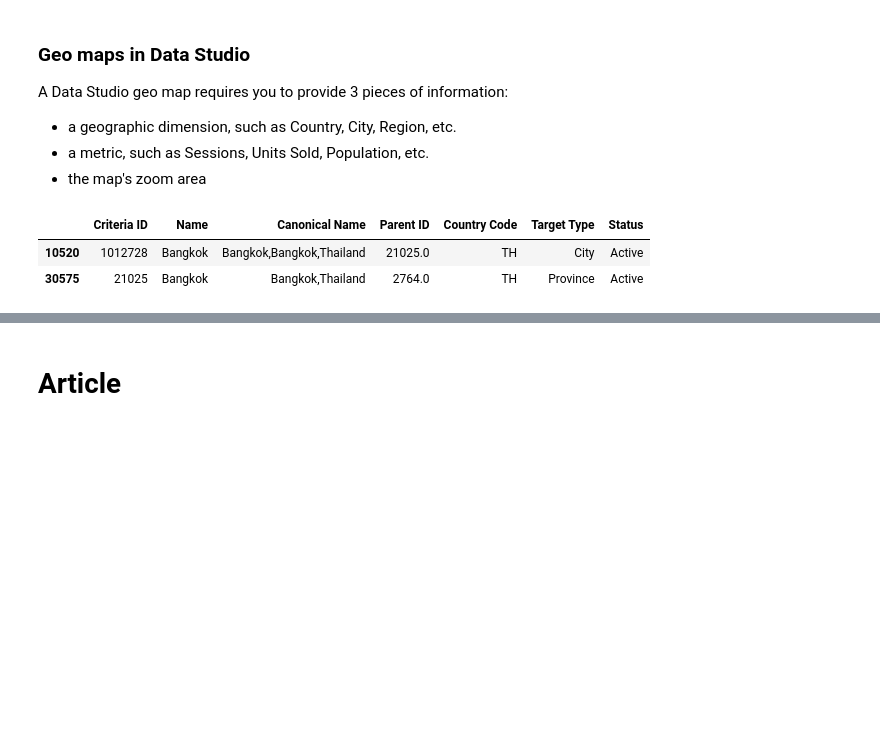
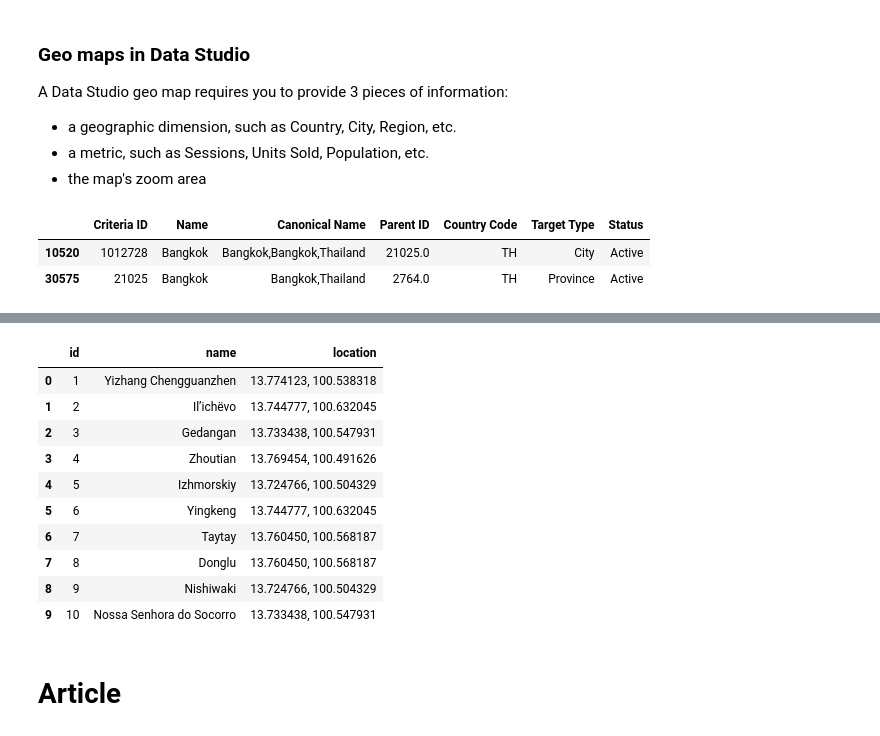
Before and after one commit to Kanbc/article-report-by-data-studio, a Jupyter notebook: data_processing.ipynb, the cells around one changed output, grey strips where cells are left out. Drawn from its saved outputs; the diff is of its cells as text; code cells hidden in the pictures; blank space fills up the shorter version.

Commit message:
add location to report

```diff
--- a/data_processing.ipynb
+++ b/data_processing.ipynb
@@ -92,3 +89,33 @@ Bangkok,Thailand
+# %%
+location_list = ["13.774123, 100.538318",
+                 "13.733438, 100.547931",
+                 "13.724766, 100.504329",
+                 "13.760450, 100.568187",
+                 "13.744777, 100.632045",
+                 "13.769454, 100.491626",
+                 "13.818133, 100.569217"]
+# %%
+import numpy as np
+from random import randint
+
+location = []
+for i in range(len(projects)):
+    location.append(location_list[randint(0,len(location_list)-1)])
+# %%
+projects['location'] = location
+projects
+# %% [output]
+|  | id | name | location |
+| 0 | 1 | Yizhang Chengguanzhen | 13.774123, 100.538318 |
+| 1 | 2 | Il’ichëvo | 13.744777, 100.632045 |
+| 2 | 3 | Gedangan | 13.733438, 100.547931 |
+| 3 | 4 | Zhoutian | 13.769454, 100.491626 |
+| 4 | 5 | Izhmorskiy | 13.724766, 100.504329 |
+| 5 | 6 | Yingkeng | 13.744777, 100.632045 |
+| 6 | 7 | Taytay | 13.760450, 100.568187 |
+| 7 | 8 | Donglu | 13.760450, 100.568187 |
+| 8 | 9 | Nishiwaki | 13.724766, 100.504329 |
+| 9 | 10 | Nossa Senhora do Socorro | 13.733438, 100.547931 |
 # %%
 projects.to_csv('data_table/project.csv', index = False)
 # %% [markdown]
```
Also changed, not shown: parts of 5 cells of this notebook, 3 other files.
